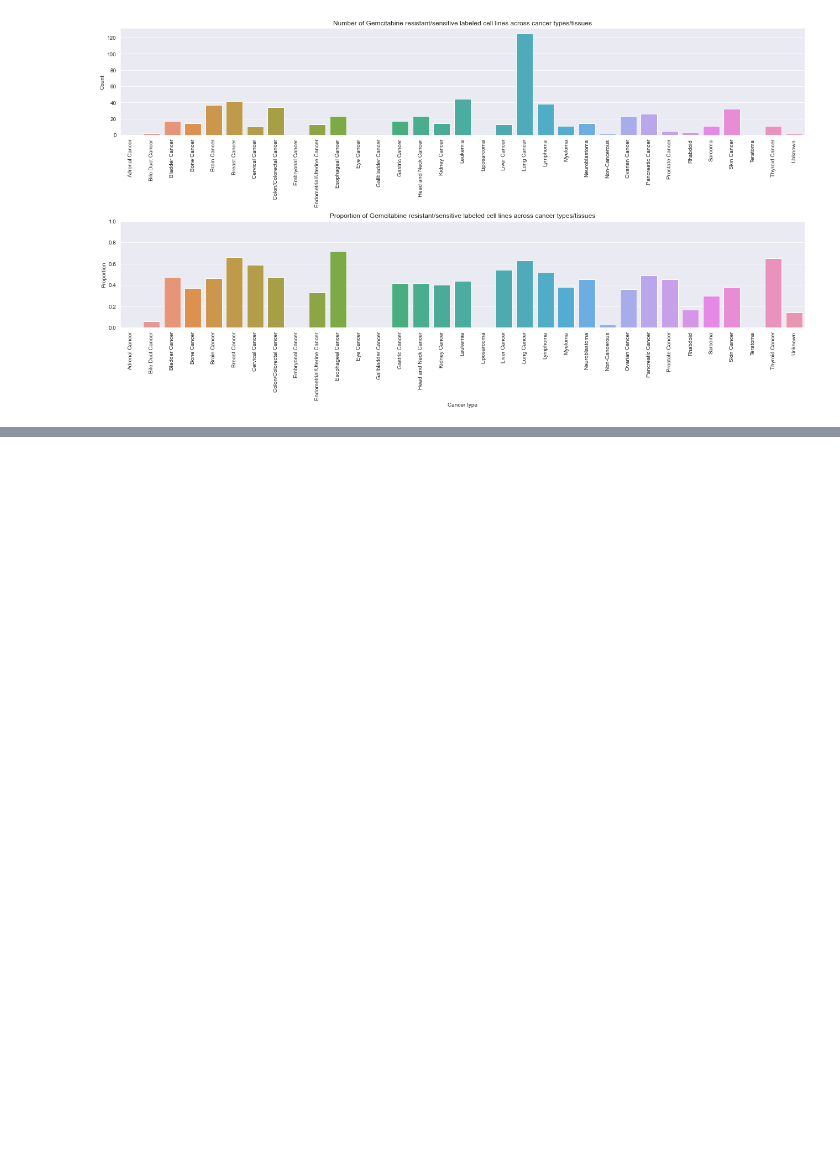
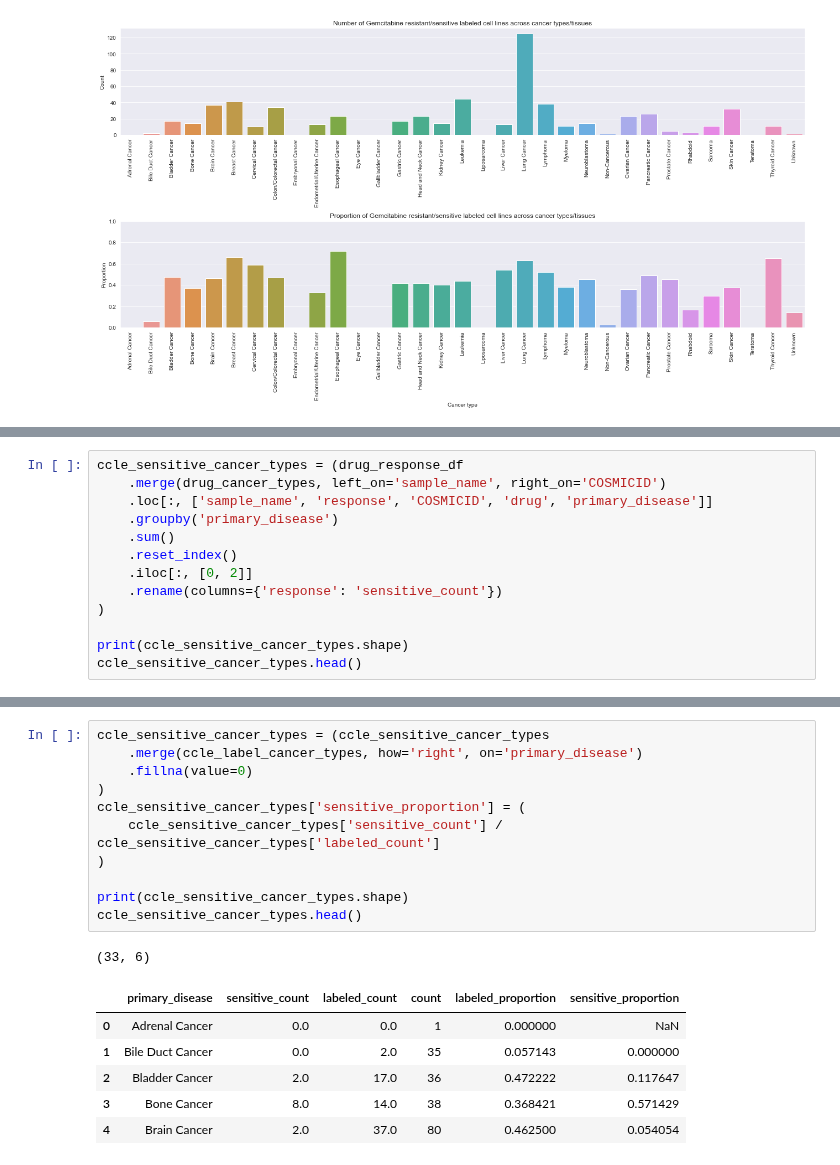
Before and after one commit to greenelab/pancancer-evaluation, a Jupyter notebook: 08_cell_line_prediction/download_drug_data.ipynb, the cells around one changed output, grey strips where cells are left out. Drawn from its saved outputs; the diff is of its cells as text; blank space fills up the shorter version.

```diff
--- a/08_cell_line_prediction/download_drug_data.ipynb
+++ b/08_cell_line_prediction/download_drug_data.ipynb
@@ -350,0 +387,13 @@ if output_plots:
+# %%
+ccle_sensitive_cancer_types = (drug_response_df
+    .merge(drug_cancer_types, left_on='sample_name', right_on='COSMICID')
+    .loc[:, ['sample_name', 'response', 'COSMICID', 'drug', 'primary_disease']]
+    .groupby('primary_disease')
+    .sum()
+    .reset_index()
+    .iloc[:, [0, 2]]
+    .rename(columns={'response': 'sensitive_count'})
+)
+
+print(ccle_sensitive_cancer_types.shape)
+ccle_sensitive_cancer_types.head()
@@ -350,0 +408,19 @@ if output_plots:
+# %%
+ccle_sensitive_cancer_types = (ccle_sensitive_cancer_types
+    .merge(ccle_label_cancer_types, how='right', on='primary_disease')
+    .fillna(value=0)
+)
+ccle_sensitive_cancer_types['sensitive_proportion'] = (
+    ccle_sensitive_cancer_types['sensitive_count'] / ccle_sensitive_cancer_types['labeled_count']
+)
+
+print(ccle_sensitive_cancer_types.shape)
+ccle_sensitive_cancer_types.head()
+# %% [output]
+(33, 6)
+|  | primary_disease | sensitive_count | labeled_count | count | labeled_proportion | sensitive_proportion |
+| 0 | Adrenal Cancer | 0.0 | 0.0 | 1 | 0.000000 | NaN |
+| 1 | Bile Duct Cancer | 0.0 | 2.0 | 35 | 0.057143 | 0.000000 |
+| 2 | Bladder Cancer | 2.0 | 17.0 | 36 | 0.472222 | 0.117647 |
+| 3 | Bone Cancer | 8.0 | 14.0 | 38 | 0.368421 | 0.571429 |
+| 4 | Brain Cancer | 2.0 | 37.0 | 80 | 0.462500 | 0.054054 |
```
Also changed, not shown: parts of 6 cells of this notebook, 1 other file.
